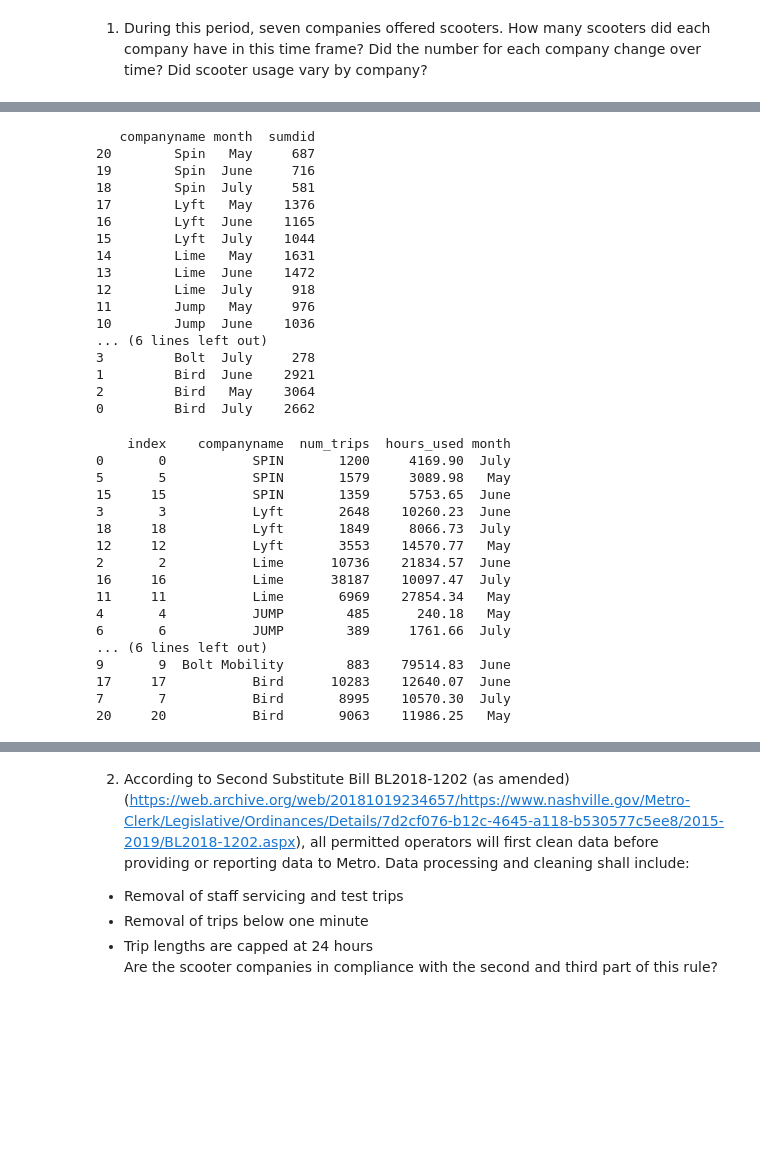
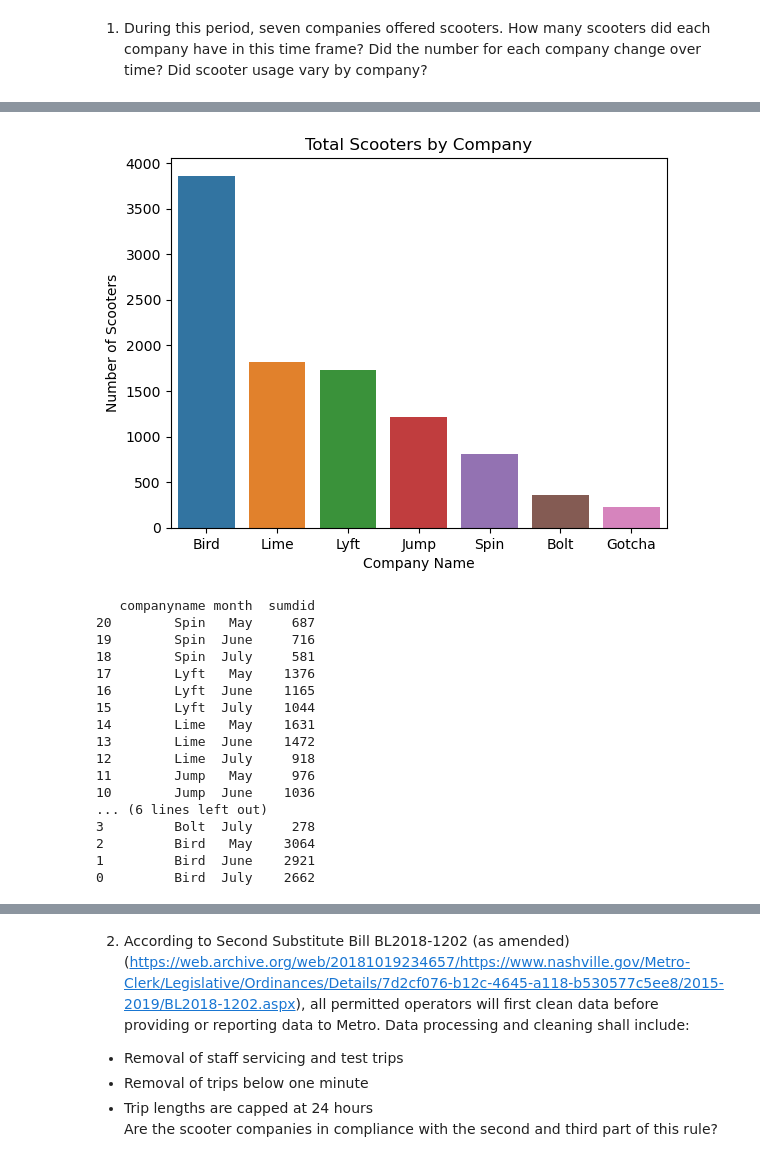
Before and after one commit to NSS-Data-Analytics-Cohort-10/scooters-group-6, a Jupyter notebook: notebook/scooters.ipynb, the cells around one changed output, grey strips where cells are left out. Cells and saved outputs as stored; diff of their text form; code cells hidden in the pictures; blank space fills up the shorter version.

Commit message:
mostly done with num 1 graphs

```diff
--- a/notebook/scooters.ipynb
+++ b/notebook/scooters.ipynb
@@ -63,3 +61,10 @@ ns
+# %%
+sns.barplot(x = 'companyname', y = 'sumdid', data = total_scoots)
+plt.title('Total Scooters by Company')
+plt.ylabel('Number of Scooters')
+plt.xlabel('Company Name');
+# %% [output]
+[figure, added]
 # %%
 query2='''
 (select distinct sumdid,companyname, 'May' as month
@@ -90,7 +95,7 @@ with engine.connect() as connection:
 # %%
 by_month=over_time.groupby(['companyname','month'])['sumdid'].count()
 by_month=by_month.reset_index() #kept getting an error when trying to sort values, reseting index worked idk why
-by_month=by_month.sort_values(by='companyname',ascending=False)
+by_month=by_month.sort_values(['companyname','month'],ascending=False)
 print(by_month)
 # %% [output]
    companyname month  sumdid
@@ -107,6 +112,6 @@ print(by_month)
 10        Jump  June    1036
 ... (6 lines left out)
 3         Bolt  July     278
+2         Bird   May    3064
 1         Bird  June    2921
-2         Bird   May    3064
 0         Bird  July    2662
@@ -141,23 +117,0 @@ with engine.connect() as connection:
-# %%
-company_trips=company_trips.reset_index()
-company_trips=company_trips.sort_values(by='companyname',ascending=False)
-
-print(company_trips)
-# %% [output]
-    index    companyname  num_trips  hours_used month
-0       0           SPIN       1200     4169.90  July
-5       5           SPIN       1579     3089.98   May
-15     15           SPIN       1359     5753.65  June
-3       3           Lyft       2648    10260.23  June
-18     18           Lyft       1849     8066.73  July
-12     12           Lyft       3553    14570.77   May
-2       2           Lime      10736    21834.57  June
-16     16           Lime      38187    10097.47  July
-11     11           Lime       6969    27854.34   May
-4       4           JUMP        485      240.18   May
-6       6           JUMP        389     1761.66  July
-... (6 lines left out)
-9       9  Bolt Mobility        883    79514.83  June
-17     17           Bird      10283    12640.07  June
-7       7           Bird       8995    10570.30  July
-20     20           Bird       9063    11986.25   May
```
Also changed, not shown: parts of 13 cells of this notebook.
